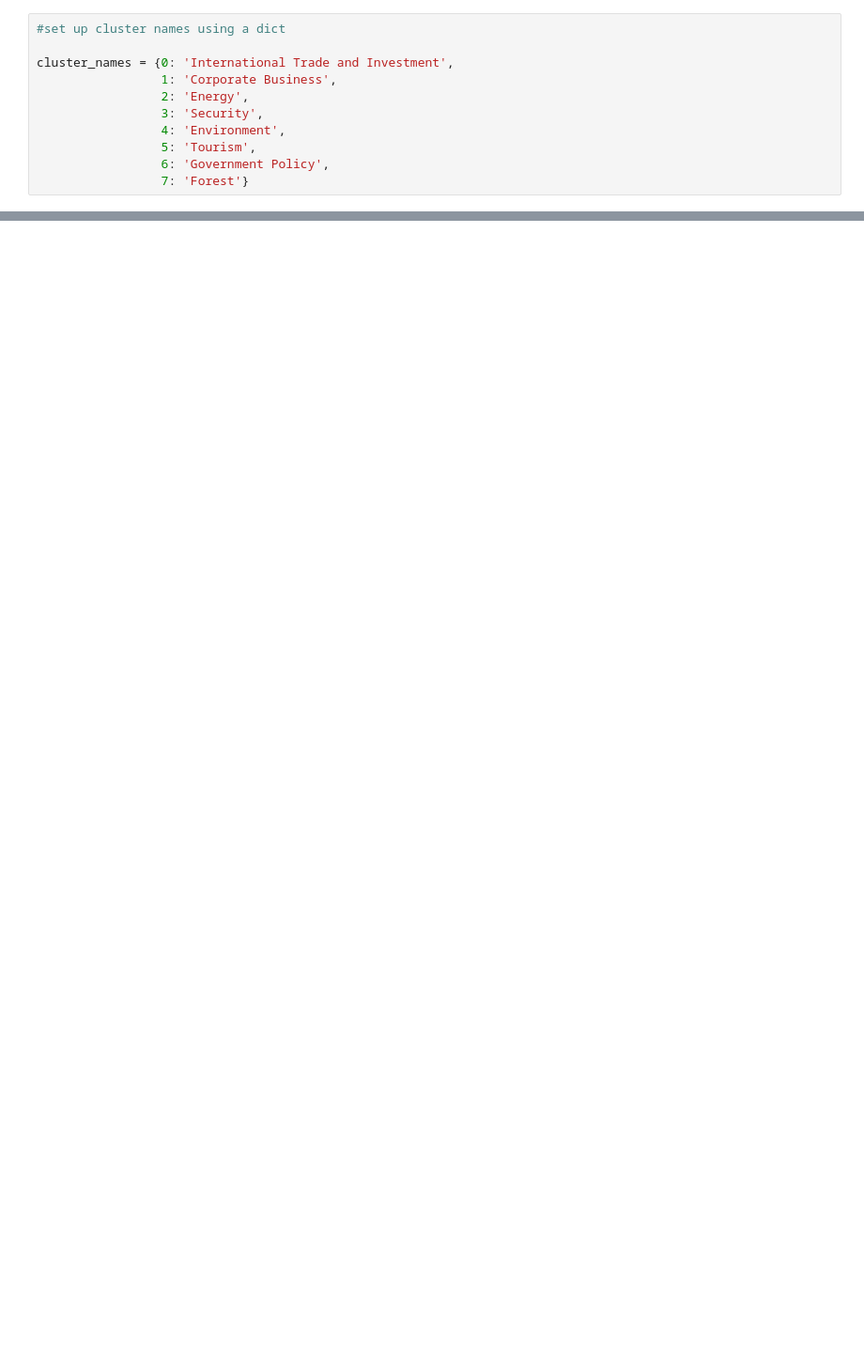
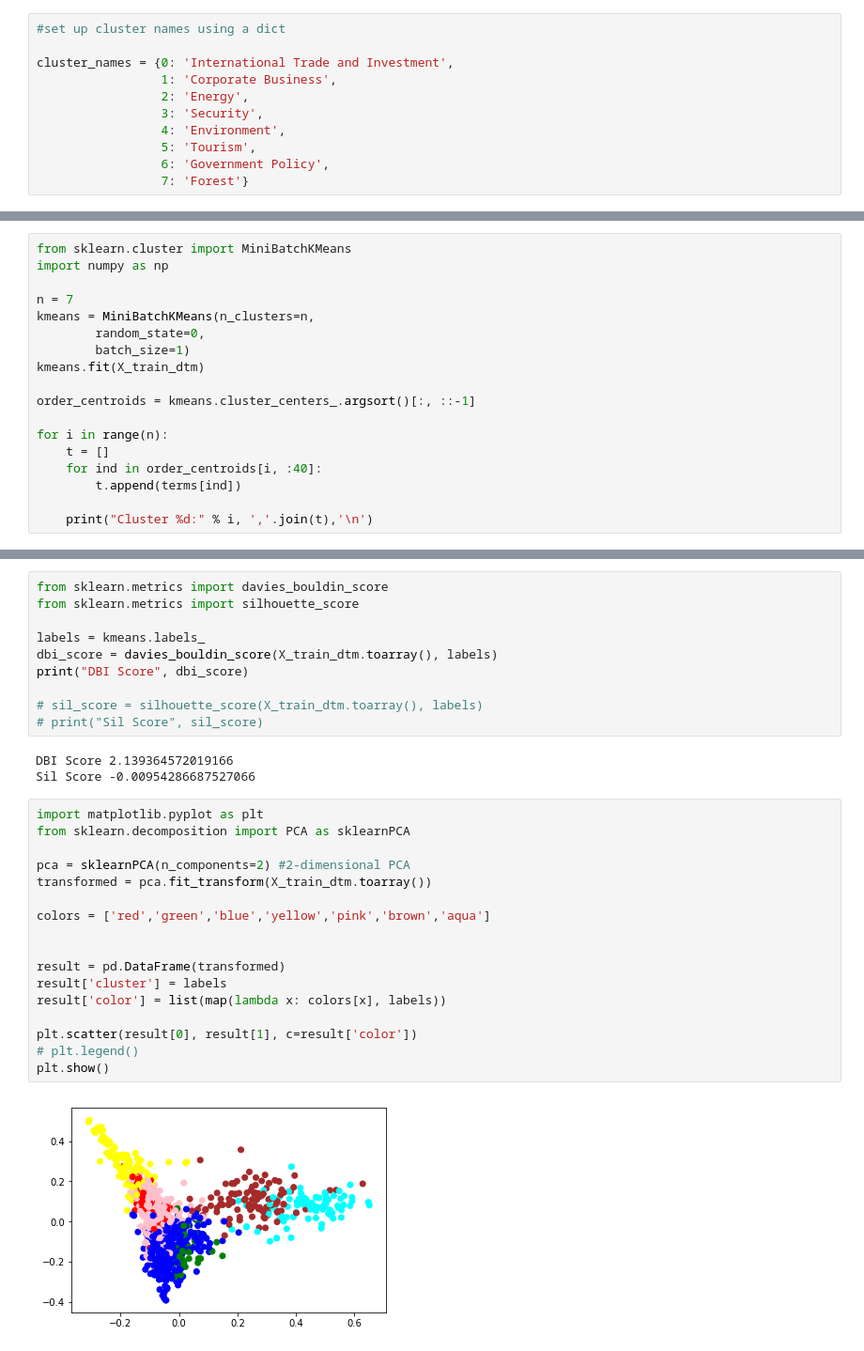
Before and after one commit to ProjectA3BD/nlp, a Jupyter notebook: News Clustering.ipynb, the cells around one changed output, grey strips where cells are left out. Shown: that part at 94% size. Drawn from its saved outputs; the diff is of its cells as text; blank space fills up the shorter version.

```diff
--- a/News Clustering.ipynb
+++ b/News Clustering.ipynb
@@ -164,0 +224,18 @@ nbrs.kneighbors_graph(X)
+# %%
+from sklearn.cluster import MiniBatchKMeans
+import numpy as np
+
+n = 7
+kmeans = MiniBatchKMeans(n_clusters=n,
+        random_state=0,
+        batch_size=1)
+kmeans.fit(X_train_dtm)
+
+order_centroids = kmeans.cluster_centers_.argsort()[:, ::-1]
+
+for i in range(n):
+    t = []
+    for ind in order_centroids[i, :40]:
+        t.append(terms[ind])
+
+    print("Cluster %d:" % i, ','.join(t),'\n')
@@ -164,0 +258,32 @@ nbrs.kneighbors_graph(X)
+# %%
+from sklearn.metrics import davies_bouldin_score
+from sklearn.metrics import silhouette_score
+
+labels = kmeans.labels_
+dbi_score = davies_bouldin_score(X_train_dtm.toarray(), labels)
+print("DBI Score", dbi_score)
+
+# sil_score = silhouette_score(X_train_dtm.toarray(), labels)
+# print("Sil Score", sil_score)
+# %% [output]
+DBI Score 2.139364572019166
+Sil Score -0.00954286687527066
+# %%
+import matplotlib.pyplot as plt
+from sklearn.decomposition import PCA as sklearnPCA
+
+pca = sklearnPCA(n_components=2) #2-dimensional PCA
+transformed = pca.fit_transform(X_train_dtm.toarray())
+
+colors = ['red','green','blue','yellow','pink','brown','aqua']
+
+
+result = pd.DataFrame(transformed)
+result['cluster'] = labels
+result['color'] = list(map(lambda x: colors[x], labels))
+
+plt.scatter(result[0], result[1], c=result['color'])
+# plt.legend()
+plt.show()
+# %% [output]
+[figure, added]
```
Also changed, not shown: parts of 18 cells of this notebook.
